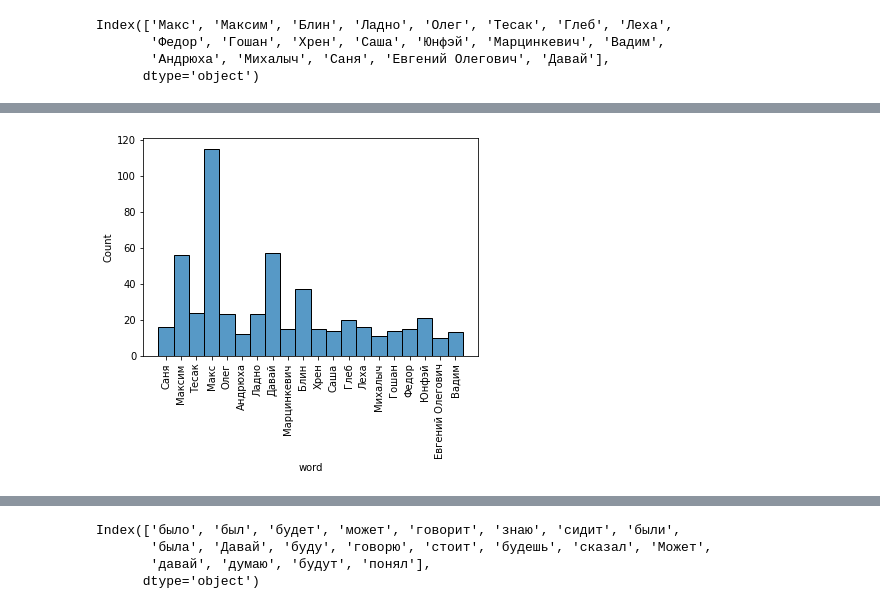
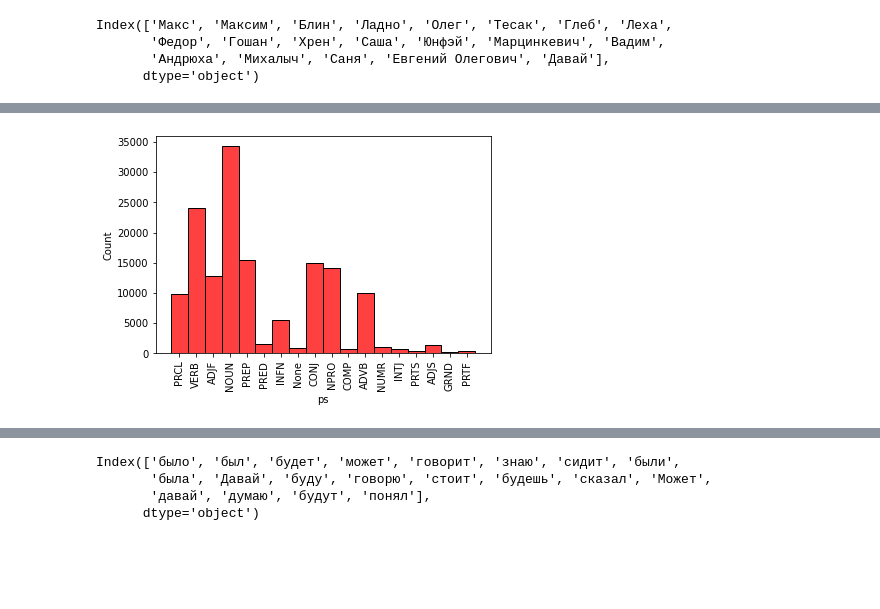
Before and after one commit to Electromensch/nlp_need, a Jupyter notebook: Text_Analysis.ipynb, the cells around one changed output, grey strips where cells are left out. Saved outputs shown, nothing was run; the diff lists cells and outputs as text; code cells hidden in the pictures; blank space fills up the shorter version.

```diff
--- a/Text_Analysis.ipynb
+++ b/Text_Analysis.ipynb
@@ -90,5 +85,5 @@ axs= plt.xticks(rotation=90)
 # %%
-g = sns.histplot(tesak_df[tesak_df.word.isin(word_lst_per)], x='word')
+sns.histplot(tesak_tag_df, x='ps', color='red')
 g= plt.xticks(rotation=90)
 # %% [output]
-[figure, old version]
+[figure, new version]
```
Also changed, not shown: parts of 24 cells of this notebook.
